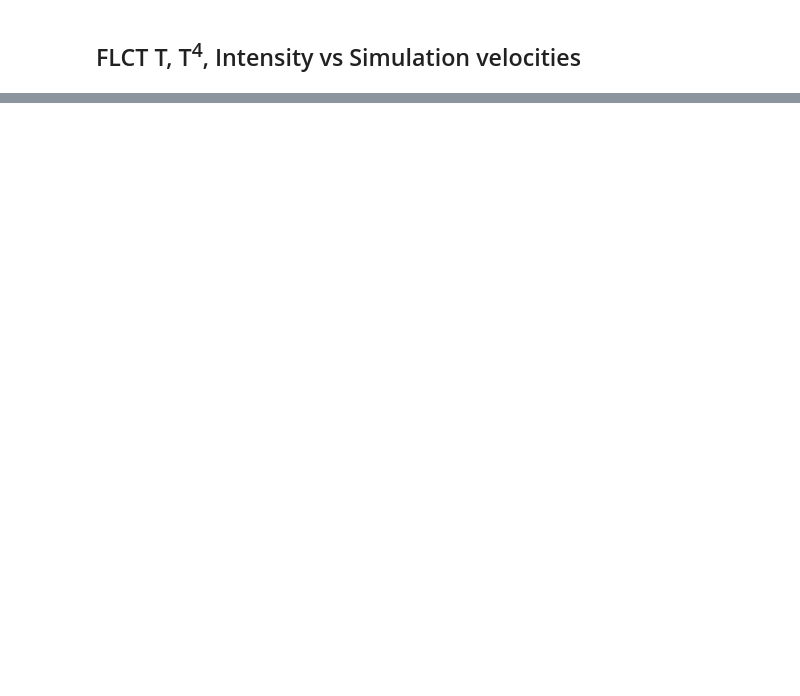
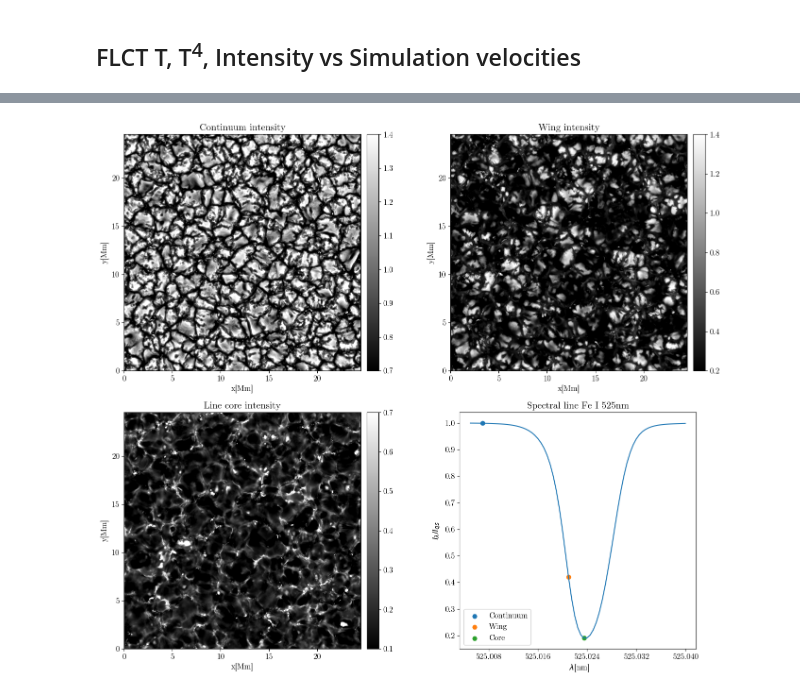
Before and after one commit to TheodoreKostic/Tracking_features, a Jupyter notebook: FirstPaper/Paper.ipynb, the cells around one changed output, grey strips where cells are left out. Saved outputs shown, nothing was run; the diff lists cells and outputs as text; code cells hidden in the pictures; blank space fills up the shorter version.

```diff
--- a/FirstPaper/Paper.ipynb
+++ b/FirstPaper/Paper.ipynb
@@ -286,0 +273,3 @@ plt.savefig("Real_vs_derivedT.png", bbox_inches = 'tight', dpi = 300)
+# %%
+I_qs = np.mean(Intensity[:,:,21])
+print(I_qs)
@@ -286,0 +308,10 @@ plt.savefig("Real_vs_derivedT.png", bbox_inches = 'tight', dpi = 300)
+# %%
+def add_colorbar(im, aspect=20, pad_fraction=0.5, **kwargs):
+    """Add a vertical color bar to an image plot."""
+    divider = axes_grid1.make_axes_locatable(im.axes)
+    width = axes_grid1.axes_size.AxesY(im.axes, aspect=1./aspect)
+    pad = axes_grid1.axes_size.Fraction(pad_fraction, width)
+    current_ax = plt.gca()
+    cax = divider.append_axes("right", size=width, pad=pad)
+    plt.sca(current_ax)
+    return im.axes.figure.colorbar(im, cax=cax, **kwargs)
@@ -286,0 +345,47 @@ plt.savefig("Real_vs_derivedT.png", bbox_inches = 'tight', dpi = 300)
+# %%
+f = plt.figure(figsize = (14,12))
+#fig, axs = plt.subplots(2, 2, figsize=(16,9))
+ax1 = f.add_subplot(221)
+#ax1 = axs[0,0]
+ax1.set_title("Continuum intensity")
+ax1.set_xlabel("x[Mm]")
+ax1.set_ylabel("y[Mm]")
+im1 = ax1.imshow(Int_cont/I_qs, origin='lower', cmap = "grey", extent = (0, 24.536, 0, 24.536), vmin = 0.7, vmax = 1.4)
+add_colorbar(im1)
+
+#ax2 = plt.subplot2grid((4,3), (0,1))
+ax2 = f.add_subplot(222)
+#ax2 = axs[0,1]
+ax2.set_title("Wing intensity")
+ax2.set_xlabel("x[Mm]")
+ax2.set_ylabel("y[Mm]")
+im2 = ax2.imshow(Int_wing/I_qs, origin='lower', cmap = "grey", extent = (0, 24.536, 0, 24.536), vmin = 0.2, vmax = 1.4)
+add_colorbar(im2)
+
+ax3 = f.add_subplot(223)
+#ax3 = axs[1,0]
+ax3.set_title("Line core intensity")
+ax3.set_xlabel("x[Mm]")
+ax3.set_ylabel("y[Mm]")
+im3 = ax3.imshow(Int_center/I_qs, origin='lower', cmap = "grey", extent = (0, 24.536, 0, 24.536), vmin = 0.1, vmax = 0.7)
+add_colorbar(im3)
+
+ax4 = f.add_subplot(224)
+#ax4 = axs[1,1]
+im4 = ax4.plot(Intensity_lambda[10:], Line_mean[10:]/np.max(Line_mean))
+s1 = ax4.scatter(Intensity_lambda[14], Line_mean[14]/np.max(Line_mean), label = "Continuum", marker = "o", s = 40)
+s2 = ax4.scatter(Intensity_lambda[42], Line_mean[42]/np.max(Line_mean), label = "Wing", marker = "o", s = 40)
+s3 = ax4.scatter(Intensity_lambda[47], Line_mean[47]/np.max(Line_mean), label = "Core", marker = "o", s = 40)
+ax4.set_title("Spectral line Fe I 525nm")
+ax4.set(xlabel=" $\lambda$[nm]", ylabel = "$I_\lambda/I_{qs}$")
+ax4.set_xticks(np.arange(525.008, 525.041, 0.008))
+asp = np.diff(ax4.get_xlim())[0] / np.diff(ax4.get_ylim())[0]
+asp /= np.abs(np.diff(ax1.get_xlim())[0] / np.diff(ax1.get_ylim())[0])
+ax4.set_aspect(asp)
+ax4.legend()
+
+#plt.show()
+plt.tight_layout()
+plt.savefig("3Lambdas.png", dpi = 100, bbox_inches = 'tight')
+# %% [output]
+[figure, added]
```
Also changed, not shown: parts of 36 cells of this notebook.
